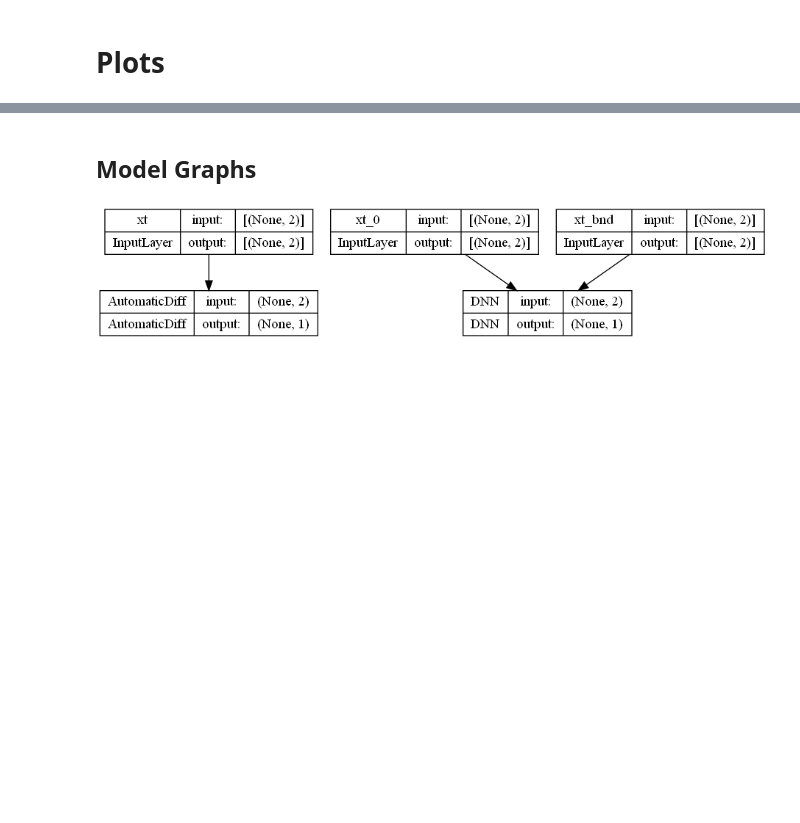
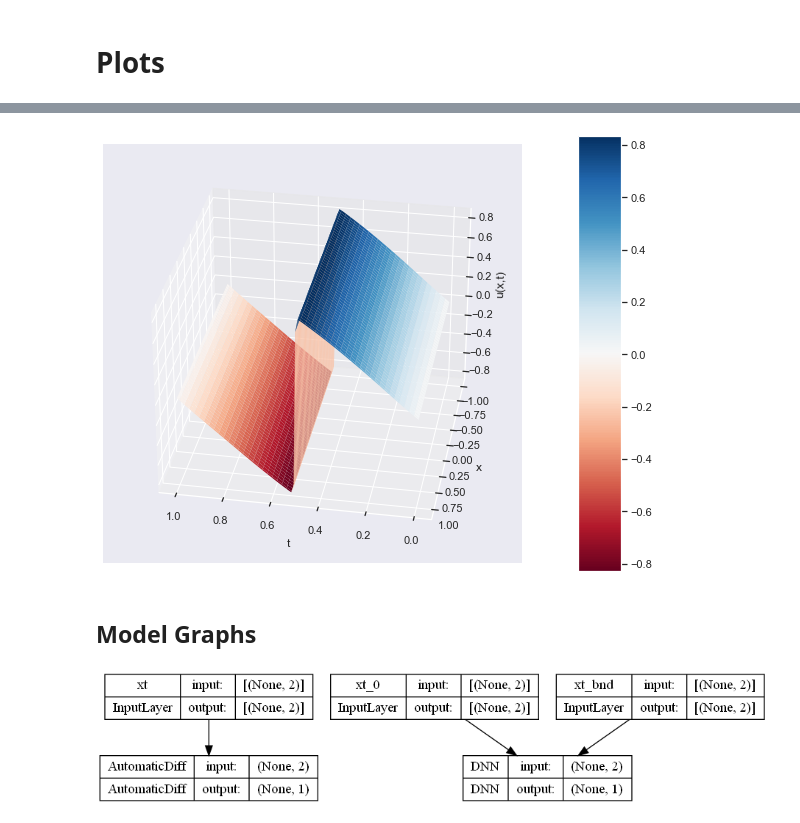
Before and after one commit to marcosbenicio/pinns, a Jupyter notebook: pinn_burgers.ipynb, the cells around one changed output, grey strips where cells are left out. Saved outputs shown, nothing was run; the diff lists cells and outputs as text; code cells hidden in the pictures; blank space fills up the shorter version.

```diff
--- a/pinn_burgers.ipynb
+++ b/pinn_burgers.ipynb
@@ -590,3 +594,24 @@ plt.show()
+# %%
+# plot u(t,x) distribution as a 3D plot
+fig = plt.figure(figsize=(10, 8))
+ax = fig.add_subplot(111, projection='3d')
+
+# Plot the surface
+surf = ax.plot_surface(t, x, u, cmap='RdBu', linewidth=0, antialiased=True)
+
+# Customize the plot
+ax.set_xlabel('t')
+ax.set_ylabel('x')
+ax.set_zlabel('u(x,t)')
+# Rotate the plot
+elevation_angle = ax.elev  # keep the same elevation angle
+azimuthal_angle = ax.azim + 160  # change the azimuthal angle by 90 degrees
+ax.view_init(elevation_angle, azimuthal_angle)
+fig.colorbar(surf, pad=0.1, aspect=10)
+
+plt.show()
+# %% [output]
+[figure, added]
 # %% [markdown]
 ## Model Graphs
 # %%
```
Also changed, not shown: parts of 4 cells of this notebook.
